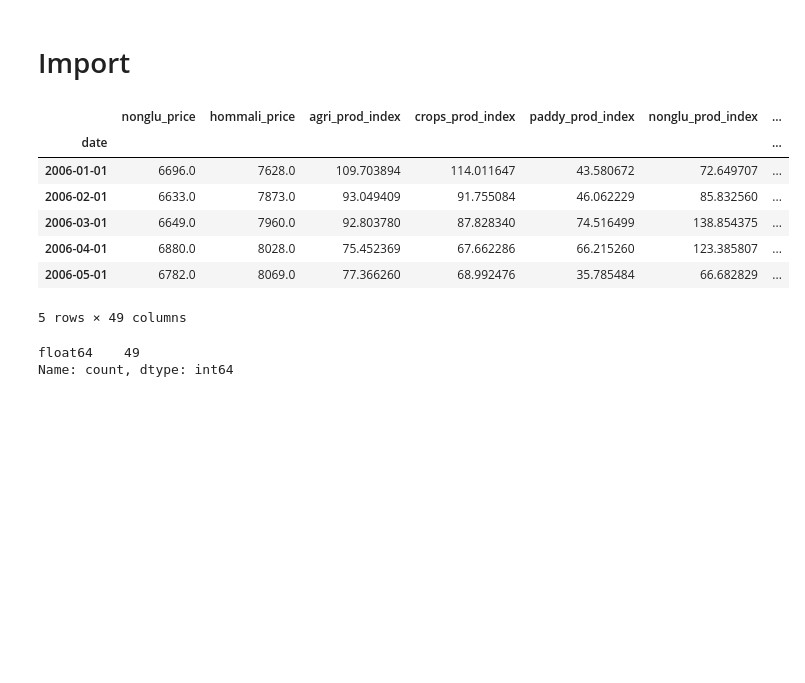
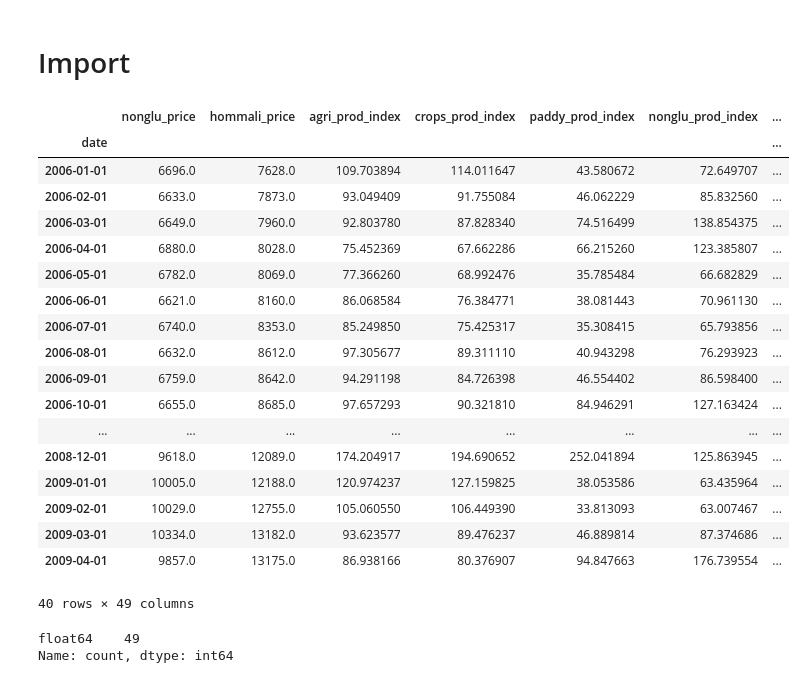
Before and after one commit to ArkiraW/capstone_project, a Jupyter notebook: code/02_model_nonglu_hommali.ipynb, the cells around one changed output. Cells and saved outputs as stored; diff of their text form; code cells hidden in the pictures; blank space fills up the shorter version.

```diff
--- a/code/02_model_nonglu_hommali.ipynb
+++ b/code/02_model_nonglu_hommali.ipynb
@@ -34,16 +34,27 @@ from keras_tuner import Hyperband
 from keras.models import load_model,Sequential
 # %%
 df = pd.read_csv('../data/cleaned_data/master.csv',index_col=0)
-df.head()
+df.head(40)
 # %% [output]
 |  | nonglu_price | hommali_price | agri_prod_index | crops_prod_index | paddy_prod_index | nonglu_prod_index | ... |
 | date |  |  |  |  |  |  | ... |
 | 2006-01-01 | 6696.0 | 7628.0 | 109.703894 | 114.011647 | 43.580672 | 72.649707 | ... |
 | 2006-02-01 | 6633.0 | 7873.0 | 93.049409 | 91.755084 | 46.062229 | 85.832560 | ... |
 | 2006-03-01 | 6649.0 | 7960.0 | 92.803780 | 87.828340 | 74.516499 | 138.854375 | ... |
 | 2006-04-01 | 6880.0 | 8028.0 | 75.452369 | 67.662286 | 66.215260 | 123.385807 | ... |
 | 2006-05-01 | 6782.0 | 8069.0 | 77.366260 | 68.992476 | 35.785484 | 66.682829 | ... |
+| 2006-06-01 | 6621.0 | 8160.0 | 86.068584 | 76.384771 | 38.081443 | 70.961130 | ... |
+| 2006-07-01 | 6740.0 | 8353.0 | 85.249850 | 75.425317 | 35.308415 | 65.793856 | ... |
+| 2006-08-01 | 6632.0 | 8612.0 | 97.305677 | 89.311110 | 40.943298 | 76.293923 | ... |
+| 2006-09-01 | 6759.0 | 8642.0 | 94.291198 | 84.726398 | 46.554402 | 86.598400 | ... |
+| 2006-10-01 | 6655.0 | 8685.0 | 97.657293 | 90.321810 | 84.946291 | 127.163424 | ... |
+| ... | ... | ... | ... | ... | ... | ... | ... |
+| 2008-12-01 | 9618.0 | 12089.0 | 174.204917 | 194.690652 | 252.041894 | 125.863945 | ... |
+| 2009-01-01 | 10005.0 | 12188.0 | 120.974237 | 127.159825 | 38.053586 | 63.435964 | ... |
+| 2009-02-01 | 10029.0 | 12755.0 | 105.060550 | 106.449390 | 33.813093 | 63.007467 | ... |
+| 2009-03-01 | 10334.0 | 13182.0 | 93.623577 | 89.476237 | 46.889814 | 87.374686 | ... |
+| 2009-04-01 | 9857.0 | 13175.0 | 86.938166 | 80.376907 | 94.847663 | 176.739554 | ... |
-5 rows × 49 columns
+40 rows × 49 columns
 # %%
 # Set index as datetime
 df.index = pd.to_datetime(df.index,format="%Y-%m-%d")
```
Also changed, not shown: parts of 17 cells of this notebook, 48 other files.
